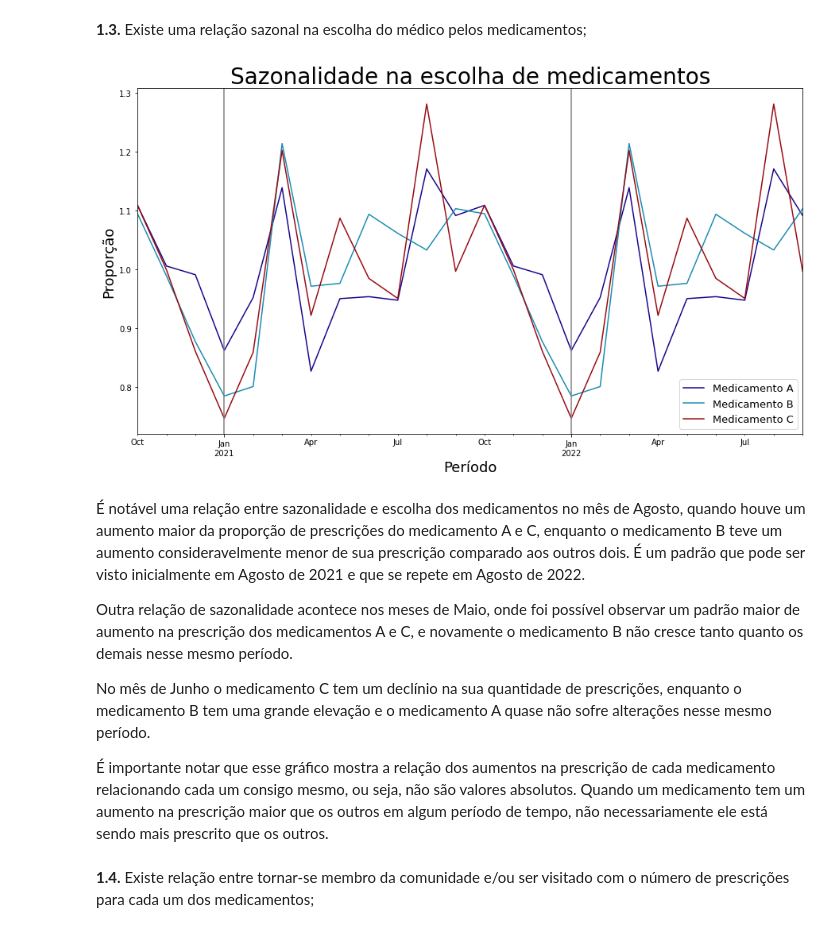
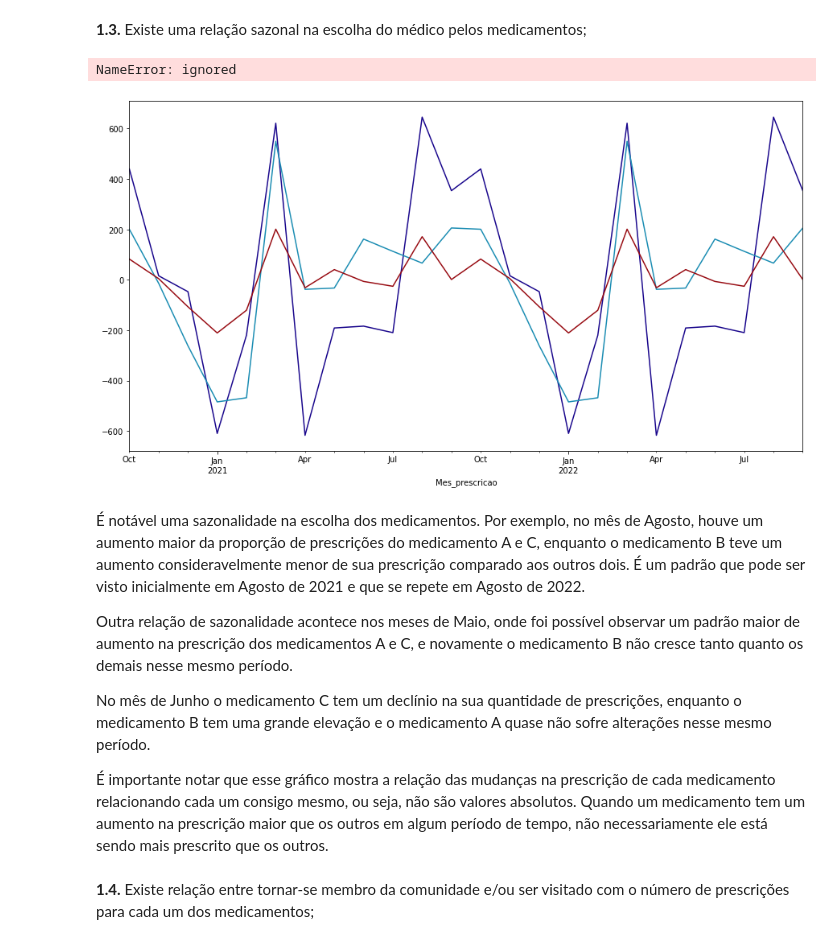
Before and after one commit to Juniorffonseca/processo_seletivo, a Jupyter notebook: teste_processo_seletivo.ipynb, the cells around one changed output. Cells and saved outputs as stored; diff of their text form; code cells hidden in the pictures.

```diff
--- a/teste_processo_seletivo.ipynb
+++ b/teste_processo_seletivo.ipynb
@@ -181,46 +188,54 @@ Não há indicíos de que a especialidade do médico cause uma preferência dife
 # %%
 # Carregando o arquivo csv em uma variável.
 prescricoes_5 = pd.read_csv('prescricoes.csv', sep = ';', encoding='latin-1')
 
 # Passando a coluna 'Mes_prescricao' para data
 prescricoes_5['Mes_prescricao'] = pd.to_datetime(prescricoes_5['Mes_prescricao'], format='%Y%m')
 
 # Criando 3 dataframes, um para cada medicamento
 prescricoes_5_a = prescricoes_5[prescricoes_5['Medicamento_prescrito'] == 'MEDICAMENTO A']
 prescricoes_5_b = prescricoes_5[prescricoes_5['Medicamento_prescrito'] == 'MEDICAMENTO B']
 prescricoes_5_c = prescricoes_5[prescricoes_5['Medicamento_prescrito'] == 'MEDICAMENTO C']
 
 # Fazendo groupby nos 3 dataframes, usando a função Grouper para informar a coluna que servirá como 'key' e a frequência 'M' que seria de Mês, e por fim é feita a contagem de cada medicamento prescrito.
 prescricoes_5_a = prescricoes_5_a.groupby(pd.Grouper(key = 'Mes_prescricao', freq='M'))['Medicamento_prescrito'].count()
 prescricoes_5_b = prescricoes_5_b.groupby(pd.Grouper(key = 'Mes_prescricao', freq='M'))['Medicamento_prescrito'].count()
 prescricoes_5_c = prescricoes_5_c.groupby(pd.Grouper(key = 'Mes_prescricao', freq='M'))['Medicamento_prescrito'].count()
 
-# 'Configurações' dos 3 plots (frequência dos ticks no eixo x, título, conteúdo das labels, tamanhos das fontes, legenda etc).
-result_a = seasonal_decompose(prescricoes_5_a, model='multiplicative', period=12).seasonal
-result_b = seasonal_decompose(prescricoes_5_b, model='multiplicative', period=12).seasonal
-result_c = seasonal_decompose(prescricoes_5_c, model='multiplicative', period=12).seasonal
+# Plot medicamento A
+result_a = seasonal_decompose(prescricoes_5_a, model='additive', period=12).seasonal
 ax_a = result_a.plot(figsize = (15, 8), label = 'Medicamento A', color = lista[0])
+
+# Plot medicamento B
+result_b = seasonal_decompose(prescricoes_5_b, model='additive', period=12).seasonal
 ax_b = result_b.plot(ax = ax_a, label = 'Medicamento B', color = lista[1])
+
+# Plot medicamento C
+result_c = seasonal_decompose(prescricoes_5_c, model='additive', period=12).seasonal
 ax_c = result_c.plot(ax = ax_b, label = 'Medicamento C', color = lista[2])
+
+# 'Configurações' dos 3 plots.
+plt.xticks(np.array(range(612,625)), meses)
 plt.title('Sazonalidade na escolha de medicamentos', size = 28)
 plt.xlabel('Período', size = 18)
 plt.ylabel('Proporção', size = 18)
 plt.axvline(x = '2021-01-31',  color = 'gray')
 plt.axvline(x = '2022-01-31',  color = 'gray')
 plt.legend(loc = 'best', prop={'size': 13})
 
 # Plotando o gráfico.
 plt.show()
 # %% [output]
+NameError: ignored
-[figure, old version]
+[figure, new version]
 # %% [markdown]
-É notável uma relação entre sazonalidade e escolha dos medicamentos no mês de Agosto, quando houve um aumento maior da proporção de prescrições do medicamento A e C, enquanto o medicamento B teve um aumento consideravelmente menor de sua prescrição comparado aos outros dois. É um padrão que pode ser visto inicialmente em Agosto de 2021 e que se repete em Agosto de 2022.
+É notável uma sazonalidade na escolha dos medicamentos. Por exemplo, no mês de Agosto, houve um aumento maior da proporção de prescrições do medicamento A e C, enquanto o medicamento B teve um aumento consideravelmente menor de sua prescrição comparado aos outros dois. É um padrão que pode ser visto inicialmente em Agosto de 2021 e que se repete em Agosto de 2022.
 
 Outra relação de sazonalidade acontece nos meses de Maio, onde foi possível observar um padrão maior de aumento na prescrição dos medicamentos A e C, e novamente o medicamento B não cresce tanto quanto os demais nesse mesmo período.
 
 No mês de Junho o medicamento C tem um declínio na sua quantidade de prescrições, enquanto o medicamento B tem uma grande elevação e o medicamento A quase não sofre alterações nesse mesmo período.
 
-É importante notar que esse gráfico mostra a relação dos aumentos na prescrição de cada medicamento relacionando cada um consigo  mesmo, ou seja, não são valores absolutos. Quando um medicamento tem um aumento na prescrição maior que os outros em algum período de tempo, não necessariamente ele está sendo mais prescrito que os outros.
+É importante notar que esse gráfico mostra a relação das mudanças na prescrição de cada medicamento relacionando cada um consigo  mesmo, ou seja, não são valores absolutos. Quando um medicamento tem um aumento na prescrição maior que os outros em algum período de tempo, não necessariamente ele está sendo mais prescrito que os outros.
 # %% [markdown]
 **1.4.** Existe relação entre tornar-se membro da comunidade e/ou ser visitado com
 o número de prescrições para cada um dos medicamentos;
```
Also changed, not shown: parts of 14 cells of this notebook.
